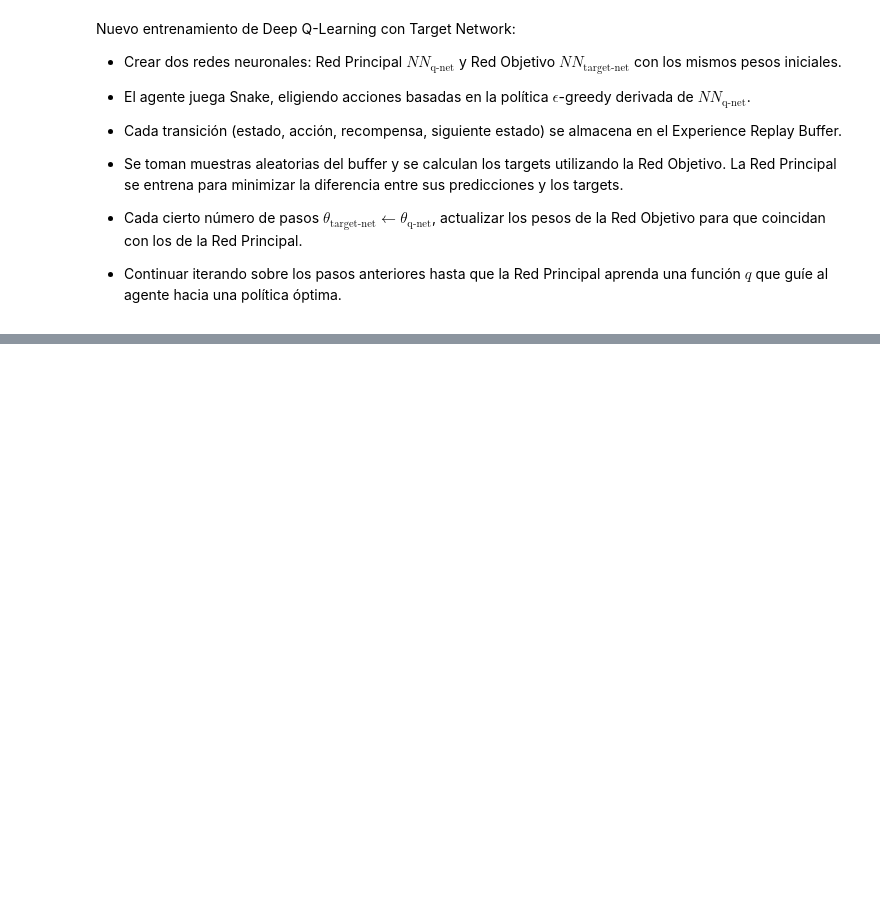
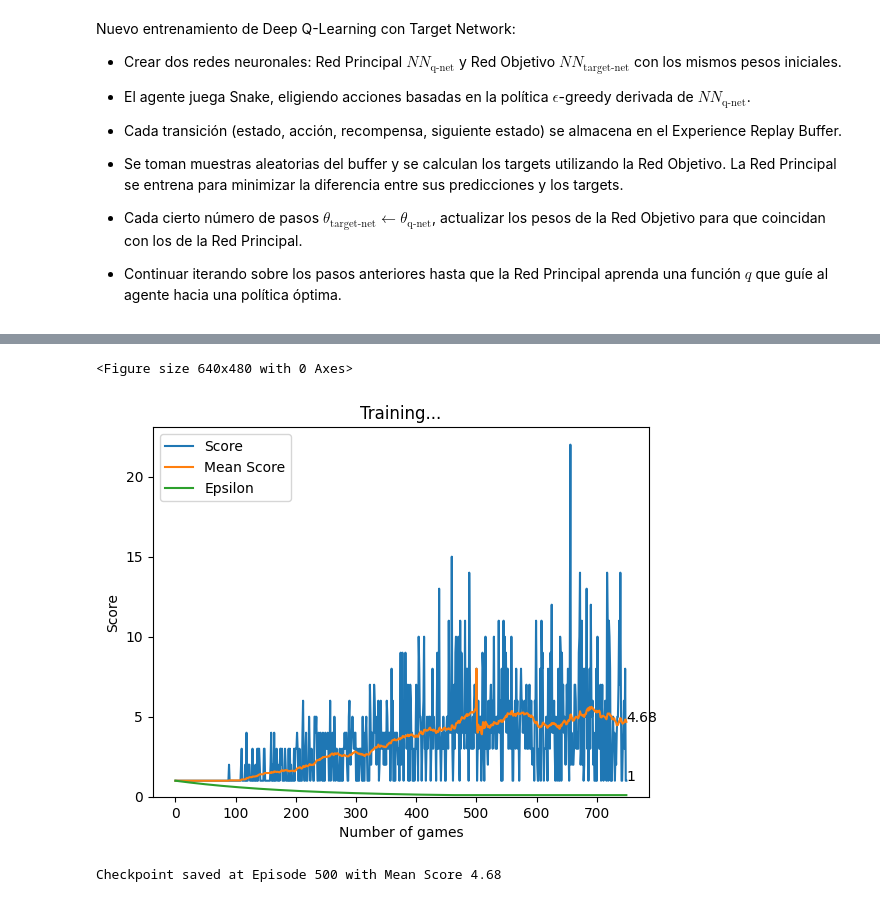
Before and after one commit to Chepados/practica_3_ALN, a Jupyter notebook: notebook_presentacion_rl.ipynb, the cells around one changed output, grey strips where cells are left out. Cells and saved outputs as stored; diff of their text form; code cells hidden in the pictures; blank space fills up the shorter version.

```diff
--- a/notebook_presentacion_rl.ipynb
+++ b/notebook_presentacion_rl.ipynb
@@ -346,0 +294,33 @@ from dependencias.Agentes.deep_q_agent import state_function_8n, state_function_
+# %%
+dqnagent8n = dependencias.Agentes.DQNAgentN(
+    gamma=0.99,
+    epsilon=1.0,
+    epsilon_min=0.1,
+    epsilon_decay=0.995,
+    learning_rate=0.001,
+    input_dim=8,          # Updated input_dim
+    hidden_dim=128,
+    n_actions=4,
+    batch_size=128,
+    mem_size=10000,
+    target_update_freq=100,
+    checkpoint_dir='new_checkpoints',
+    state_function=state_function_8n
+)
+# %%
+game2 = juegorl.Snake_game((10, 10), 1, dqnagent8n)
+# %%
+n_games = 0
+total_score = 0
+plot_epsilons = []
+plot_scores = []
+plot_mean_scores = []
+# %%
+train_rl_agent(250, 250, game2, dqnagent8n, state_function_8n, n_games, total_score, plot_epsilons, plot_scores, plot_mean_scores)
+# %% [output]
+<Figure size 640x480 with 0 Axes>
+[figure, added]
+# %%
+dqnagent8n.save_checkpoint(episode=500, N=8, mean_score=4.68)
+# %% [output]
+Checkpoint saved at Episode 500 with Mean Score 4.68
```
Also changed, not shown: parts of 94 cells of this notebook, 17 other files.
